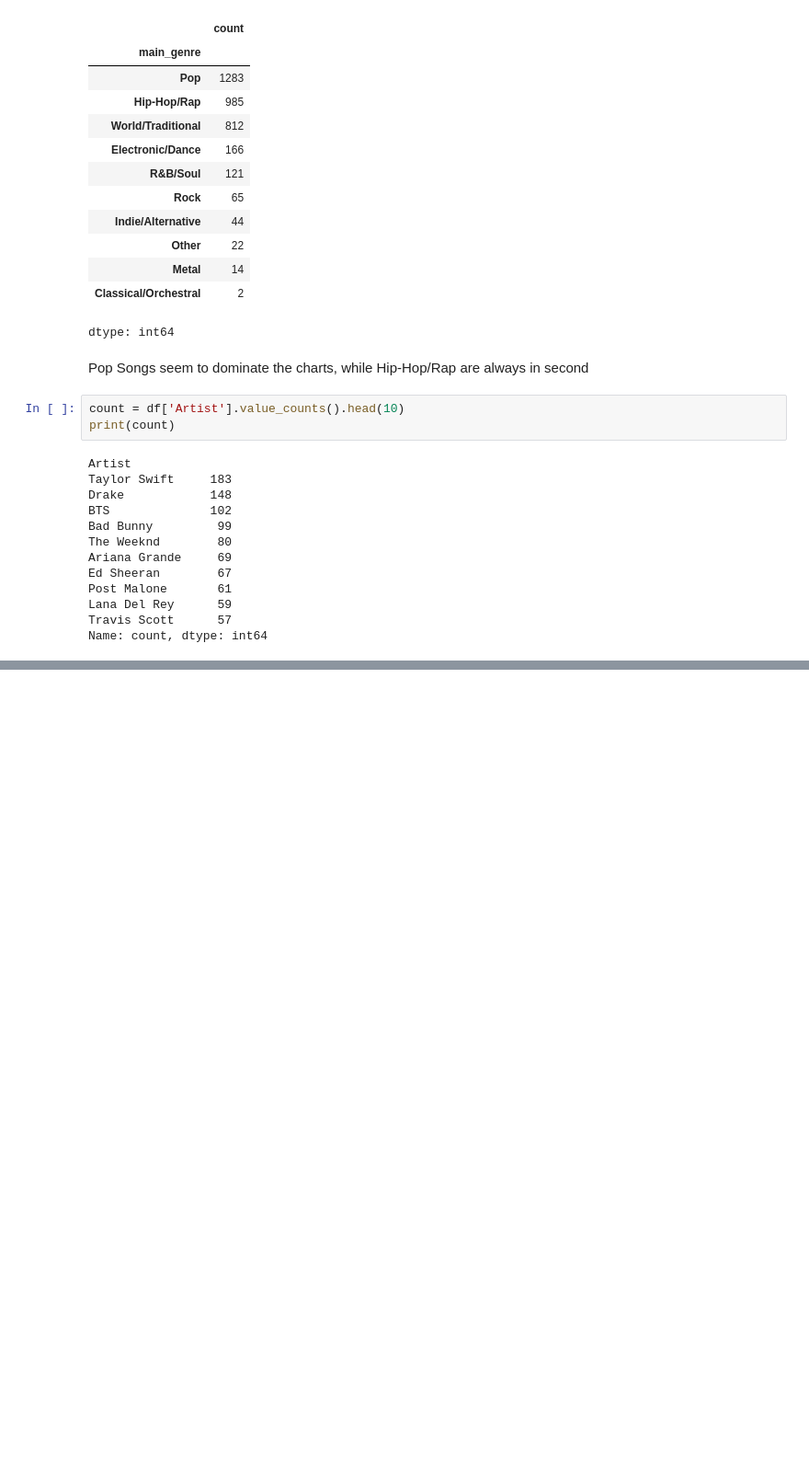
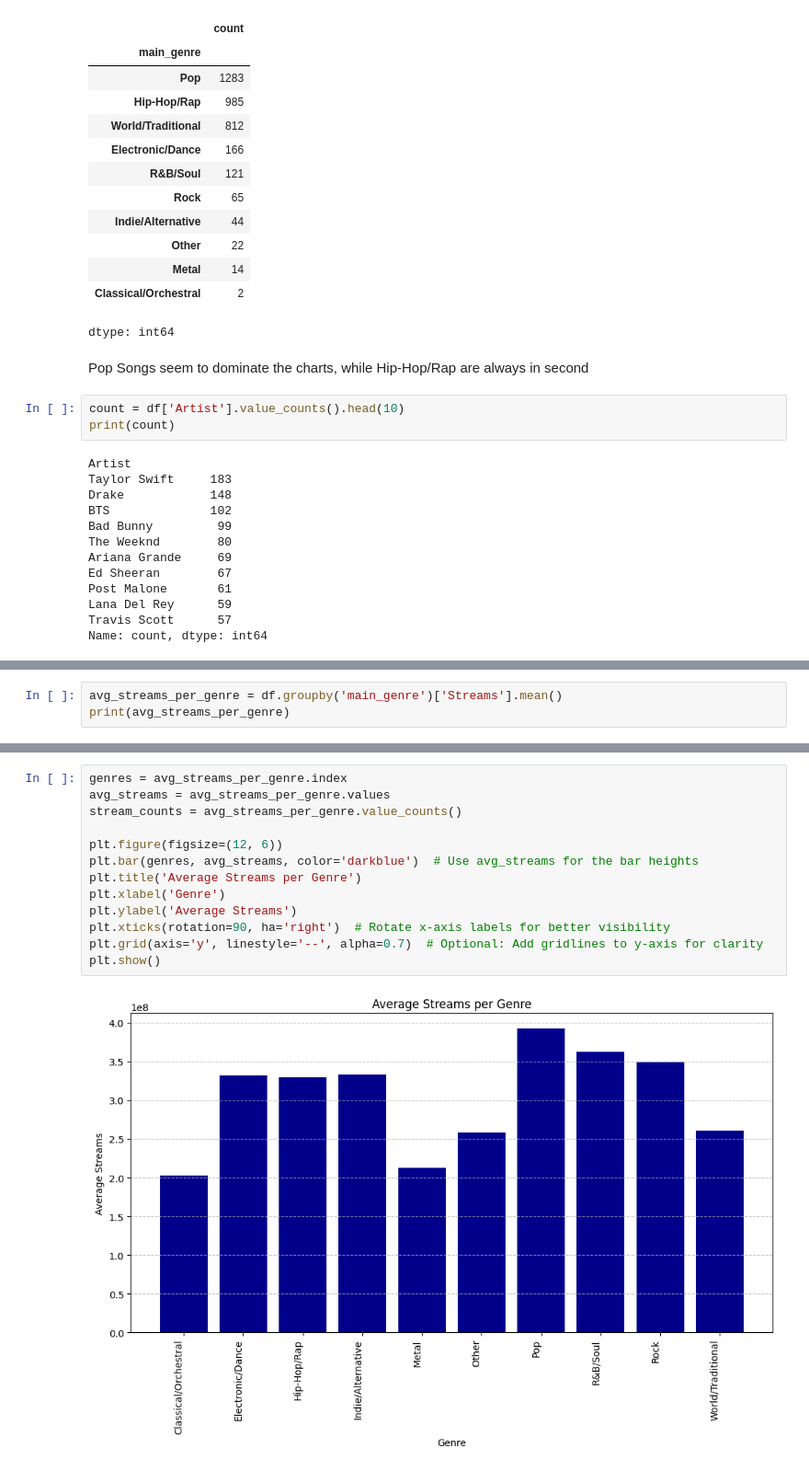
Before and after one commit to JTenaSan/CS3120_EDA_Jesus-Tena, a Jupyter notebook: Spotify_EDA_Jesus_Tena.ipynb, the cells around one changed output, grey strips where cells are left out. Shown: that part at 92% size. Drawn from its saved outputs; the diff is of its cells as text; blank space fills up the shorter version.

```diff
--- a/Spotify_EDA_Jesus_Tena.ipynb
+++ b/Spotify_EDA_Jesus_Tena.ipynb
@@ -475,0 +509,3 @@ A visualization of the Top Ten Artists in the whole data set
+# %%
+avg_streams_per_genre = df.groupby('main_genre')['Streams'].mean()
+print(avg_streams_per_genre)
@@ -475,0 +525,15 @@ A visualization of the Top Ten Artists in the whole data set
+# %%
+genres = avg_streams_per_genre.index
+avg_streams = avg_streams_per_genre.values
+stream_counts = avg_streams_per_genre.value_counts()
+
+plt.figure(figsize=(12, 6))
+plt.bar(genres, avg_streams, color='darkblue')  # Use avg_streams for the bar heights
+plt.title('Average Streams per Genre')
+plt.xlabel('Genre')
+plt.ylabel('Average Streams')
+plt.xticks(rotation=90, ha='right')  # Rotate x-axis labels for better visibility
+plt.grid(axis='y', linestyle='--', alpha=0.7)  # Optional: Add gridlines to y-axis for clarity
+plt.show()
+# %% [output]
+[figure, added]
```
Also changed, not shown: parts of 9 cells of this notebook.
